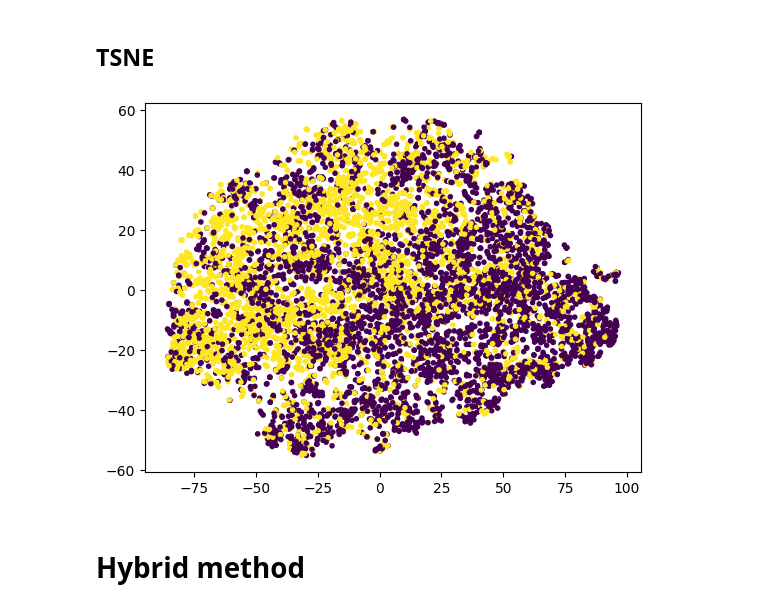
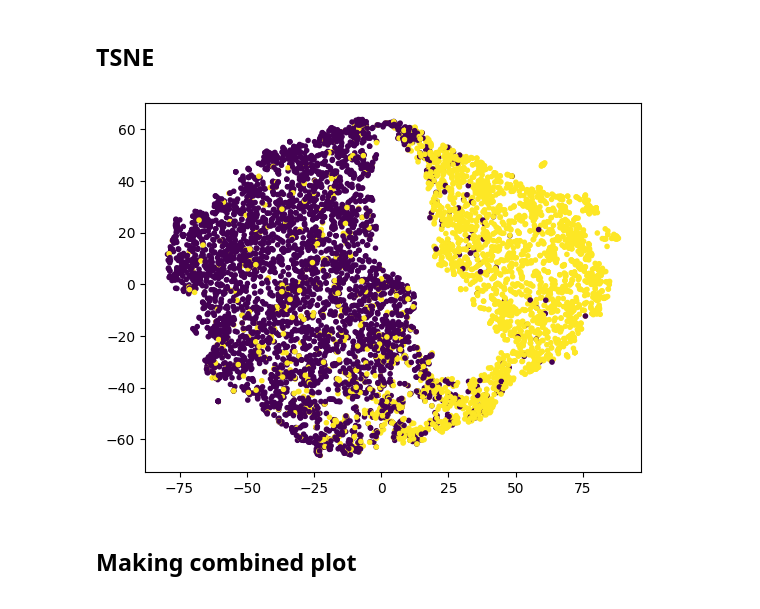
Before and after one commit to Crashprn/MachineLearningFinalProject, a Jupyter notebook: visualization.ipynb, the cells around one changed output. Drawn from its saved outputs; the diff is of its cells as text; code cells hidden in the pictures.

```diff
--- a/visualization.ipynb
+++ b/visualization.ipynb
@@ -15,7 +15,7 @@ from sklearn.manifold import TSNE
 # %% [markdown]
 ## Loading Data
 # %%
-data_path = "data/processed_bert.csv"
+data_path = "data/processed_fine_encode4_bert.csv"
 
 data = pd.read_csv(data_path)
 
@@ -91,11 +91,11 @@ plt.show()
 # %%
 tsne_operator = TSNE(n_components=2, n_jobs=10)
 
-transformed_data = tsne_operator.fit_transform(text_embeddings)
+transformed_data_tsne = tsne_operator.fit_transform(text_embeddings)
 
-plt.scatter(transformed_data[:, 0], transformed_data[:, 1], marker=".", c=data["target"], cmap="viridis")
+plt.scatter(transformed_data_tsne[:, 0], transformed_data_tsne[:, 1], marker=".", c=data["target"], cmap="viridis")
 plt.show()
 # %% [output]
-[figure, old version]
+[figure, new version]
-# %% [markdown]
-# Hybrid method
+# %% [markdown]
+## Making combined plot
```
Also changed, not shown: parts of 5 cells of this notebook, 6 other files.
